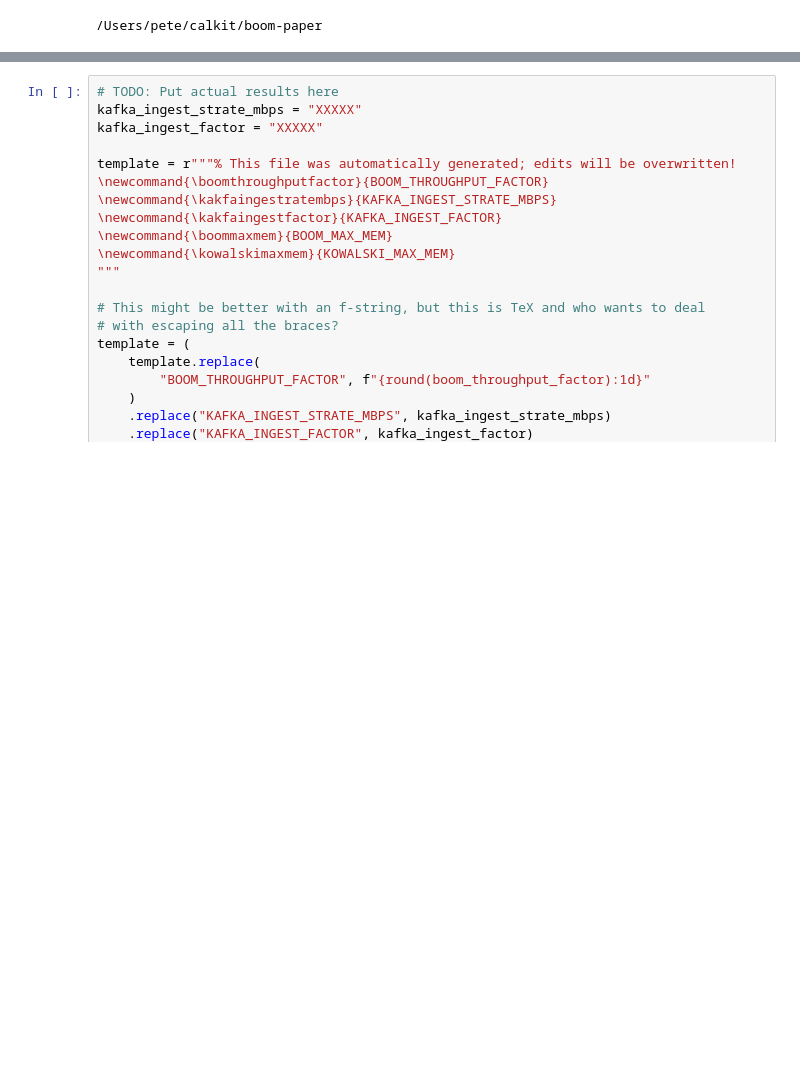
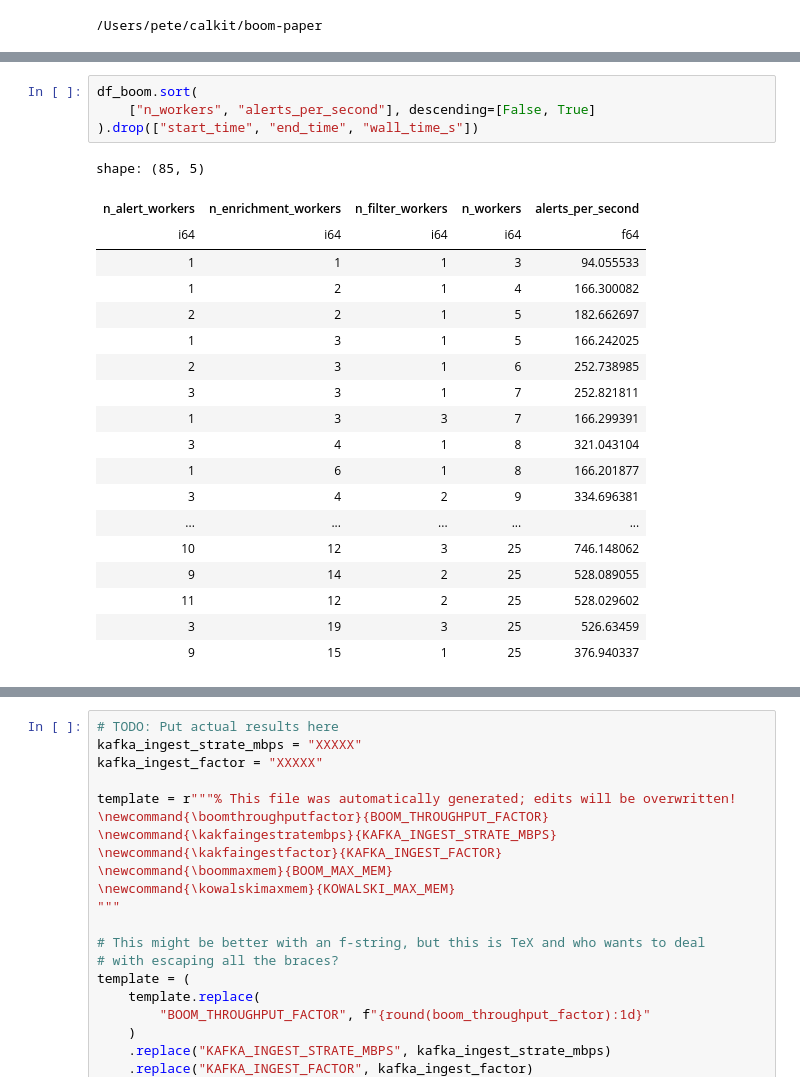
Before and after one commit to boom-astro/boom-paper, a Jupyter notebook: .calkit/notebooks/executed/notebooks/analyze-logs.ipynb, the cells around one changed output, grey strips where cells are left out. Saved outputs shown, nothing was run; the diff lists cells and outputs as text; blank space fills up the shorter version.

```diff
--- a/.calkit/notebooks/executed/notebooks/analyze-logs.ipynb
+++ b/.calkit/notebooks/executed/notebooks/analyze-logs.ipynb
@@ -215,0 +218,24 @@ fig1.savefig("paper/figures/scaling.pdf")
+# %%
+df_boom.sort(
+    ["n_workers", "alerts_per_second"], descending=[False, True]
+).drop(["start_time", "end_time", "wall_time_s"])
+# %% [output]
+shape: (85, 5)
+| n_alert_workers | n_enrichment_workers | n_filter_workers | n_workers | alerts_per_second |
+| i64 | i64 | i64 | i64 | f64 |
+| 1 | 1 | 1 | 3 | 94.055533 |
+| 1 | 2 | 1 | 4 | 166.300082 |
+| 2 | 2 | 1 | 5 | 182.662697 |
+| 1 | 3 | 1 | 5 | 166.242025 |
+| 2 | 3 | 1 | 6 | 252.738985 |
+| 3 | 3 | 1 | 7 | 252.821811 |
+| 1 | 3 | 3 | 7 | 166.299391 |
+| 3 | 4 | 1 | 8 | 321.043104 |
+| 1 | 6 | 1 | 8 | 166.201877 |
+| 3 | 4 | 2 | 9 | 334.696381 |
+| ... | ... | ... | ... | ... |
+| 10 | 12 | 3 | 25 | 746.148062 |
+| 9 | 14 | 2 | 25 | 528.089055 |
+| 11 | 12 | 2 | 25 | 528.029602 |
+| 3 | 19 | 3 | 25 | 526.63459 |
+| 9 | 15 | 1 | 25 | 376.940337 |
```
Also changed, not shown: parts of 7 cells of this notebook, 52 other files.
